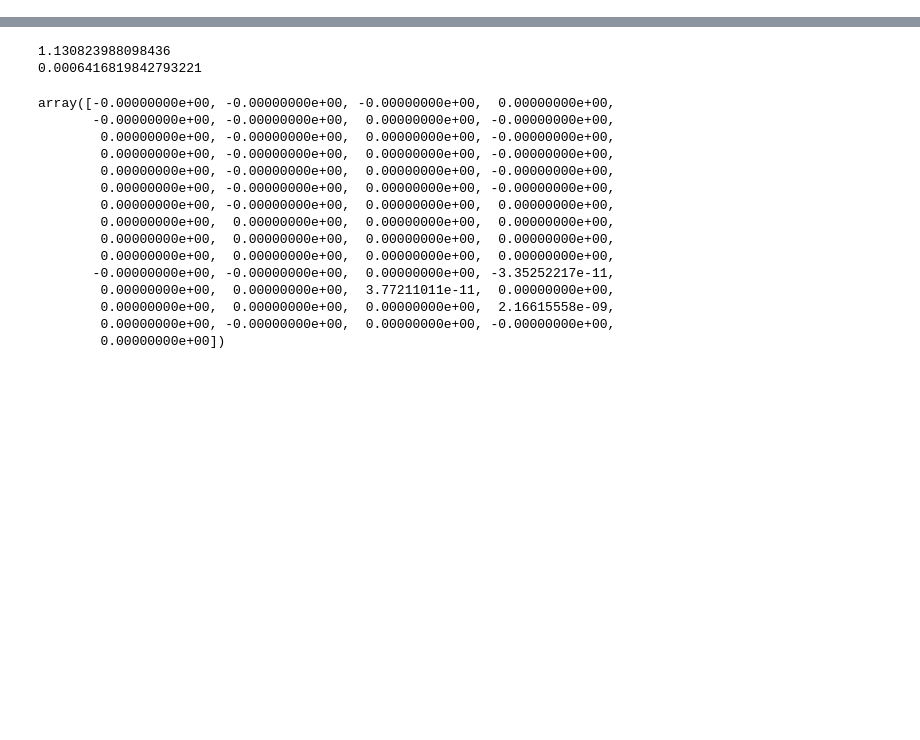
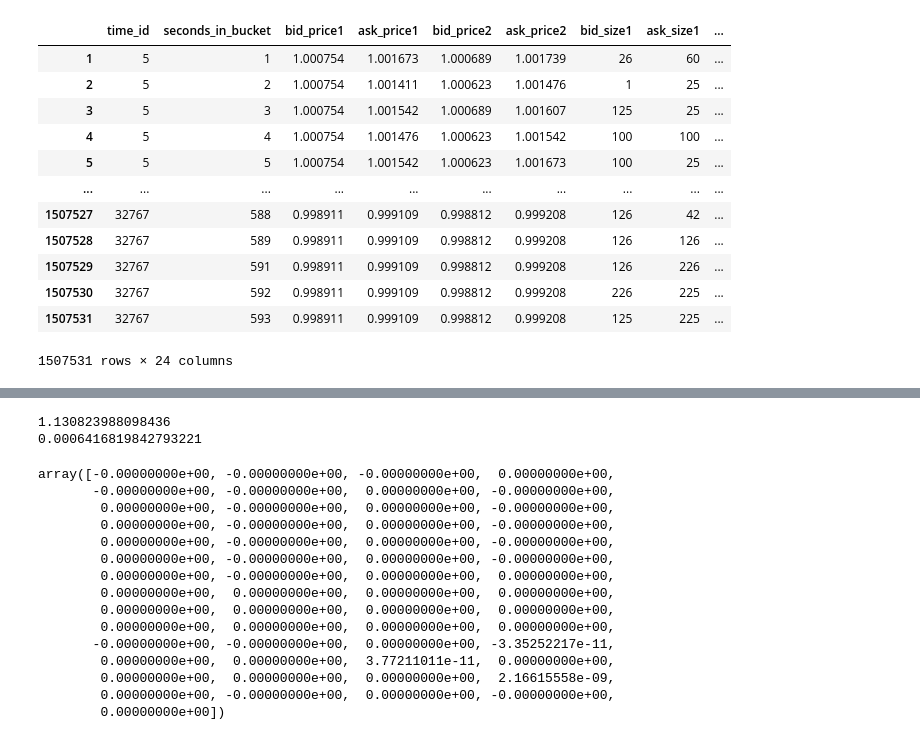
Before and after one commit to guyuuuuu/optiver, a Jupyter notebook: 1st solution/feature_engineer.ipynb, the cells around one changed output, grey strips where cells are left out. Saved outputs shown, nothing was run; the diff lists cells and outputs as text; code cells hidden in the pictures; blank space fills up the shorter version.

```diff
--- a/1st solution/feature_engineer.ipynb
+++ b/1st solution/feature_engineer.ipynb
@@ -102,3 +102,19 @@ def make_features(stock_ids, type):
     trades = pd.concat(trade)
     features = pd.merge(books, trades, how = 'inner', on = ['stock_id','time_id_'])
     return features
+# %%
+make_book_feature(1, 'train')
+# %% [output]
+|  | time_id | seconds_in_bucket | bid_price1 | ask_price1 | bid_price2 | ask_price2 | bid_size1 | ask_size1 | ... |
+| 1 | 5 | 1 | 1.000754 | 1.001673 | 1.000689 | 1.001739 | 26 | 60 | ... |
+| 2 | 5 | 2 | 1.000754 | 1.001411 | 1.000623 | 1.001476 | 1 | 25 | ... |
+| 3 | 5 | 3 | 1.000754 | 1.001542 | 1.000689 | 1.001607 | 125 | 25 | ... |
+| 4 | 5 | 4 | 1.000754 | 1.001476 | 1.000623 | 1.001542 | 100 | 100 | ... |
+| 5 | 5 | 5 | 1.000754 | 1.001542 | 1.000623 | 1.001673 | 100 | 25 | ... |
+| ... | ... | ... | ... | ... | ... | ... | ... | ... | ... |
+| 1507527 | 32767 | 588 | 0.998911 | 0.999109 | 0.998812 | 0.999208 | 126 | 42 | ... |
+| 1507528 | 32767 | 589 | 0.998911 | 0.999109 | 0.998812 | 0.999208 | 126 | 126 | ... |
+| 1507529 | 32767 | 591 | 0.998911 | 0.999109 | 0.998812 | 0.999208 | 126 | 226 | ... |
+| 1507530 | 32767 | 592 | 0.998911 | 0.999109 | 0.998812 | 0.999208 | 226 | 225 | ... |
+| 1507531 | 32767 | 593 | 0.998911 | 0.999109 | 0.998812 | 0.999208 | 125 | 225 | ... |
+1507531 rows × 24 columns
```
Also changed, not shown: parts of 2 cells of this notebook, 4 other files.
